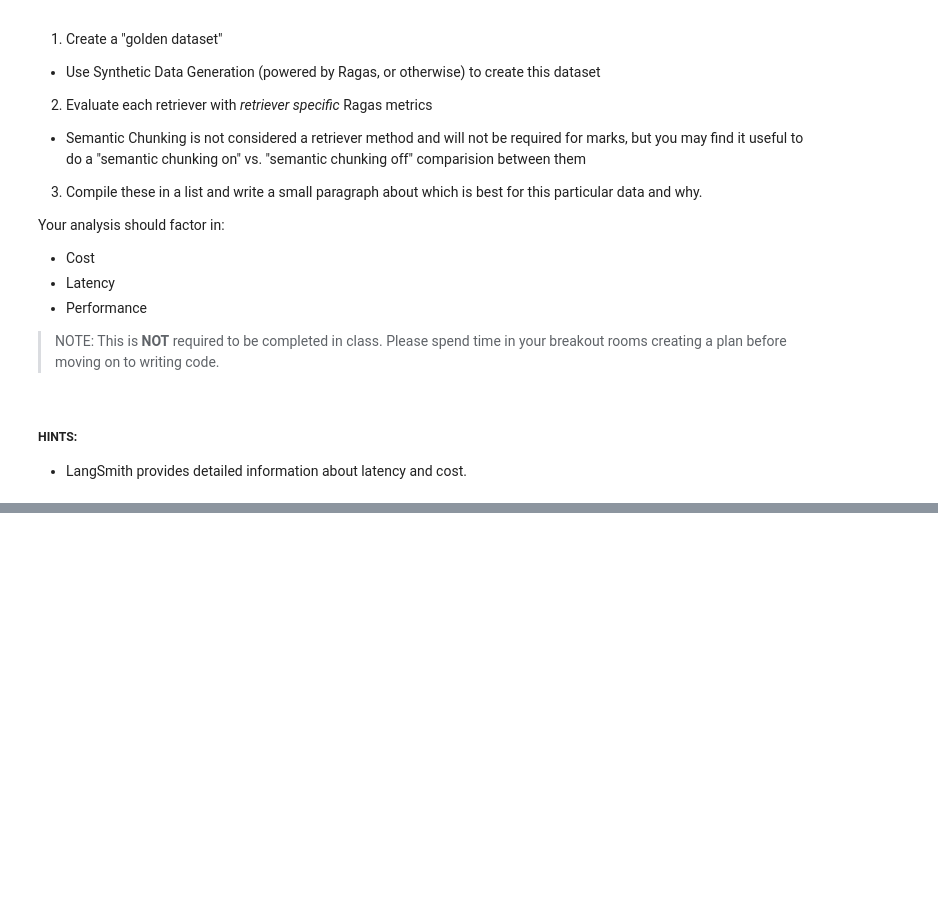
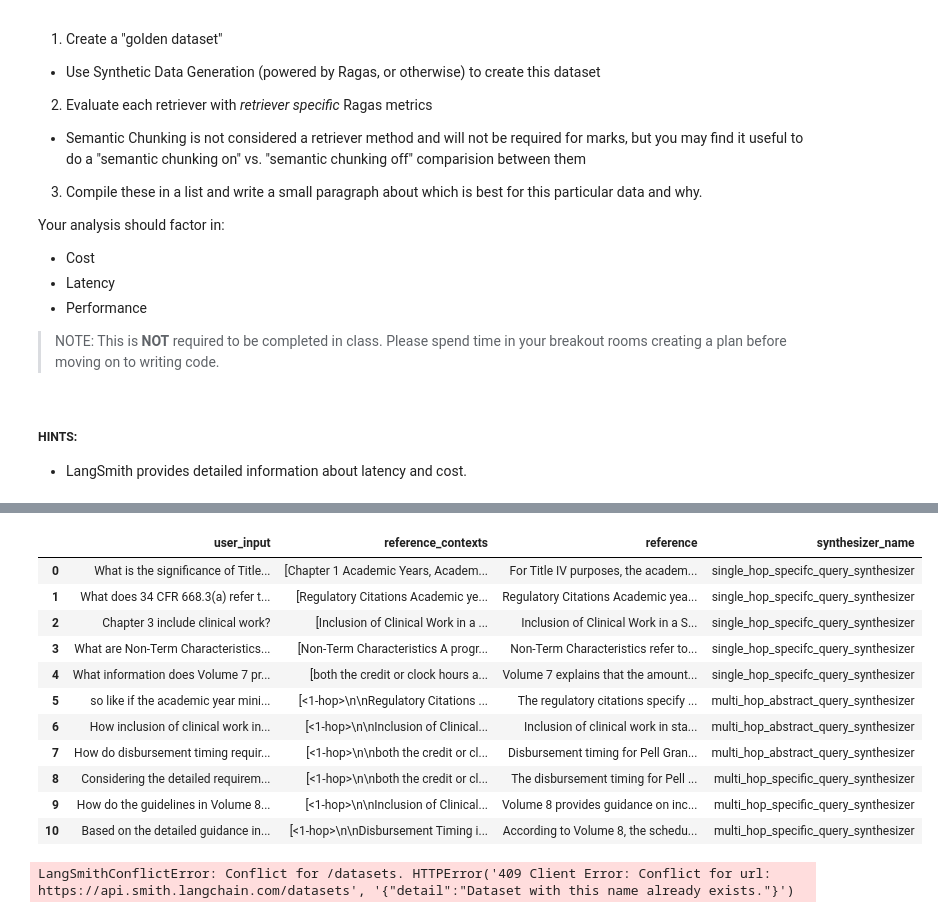
Before and after one commit to neomatrix369/AIE7, a Jupyter notebook: 09_Advanced_Retrieval/Advanced_Retrieval_with_LangChain_Assignment.ipynb, the cells around one changed output, grey strips where cells are left out. Drawn from its saved outputs; the diff is of its cells as text; code cells hidden in the pictures; blank space fills up the shorter version.

Commit message:
s09: Adding initial code to setup evaluators using LangSmith and the retrievers - the notebook is currently falling over

```diff
--- a/09_Advanced_Retrieval/Advanced_Retrieval_with_LangChain_Assignment.ipynb
+++ b/09_Advanced_Retrieval/Advanced_Retrieval_with_LangChain_Assignment.ipynb
@@ -732,0 +814,10 @@ Your analysis should factor in:
+# %%
+%%time
+from ragas.testset.transforms import default_transforms, apply_transforms
+
+transformer_llm = generator_llm
+embedding_model = generator_embeddings
+
+default_transforms = default_transforms(documents=docs, llm=transformer_llm, embedding_model=embedding_model)
+apply_transforms(kg, default_transforms)
+kg
@@ -732,0 +859,5 @@ Your analysis should factor in:
+# %%
+%%time
+kg.save("loan_data_kg.json")
+loan_data_kg = KnowledgeGraph.load("loan_data_kg.json")
+loan_data_kg
@@ -732,0 +868,17 @@ Your analysis should factor in:
+# %%
+from ragas.testset import TestsetGenerator
+
+generator = TestsetGenerator(llm=generator_llm, embedding_model=embedding_model, knowledge_graph=loan_data_kg)
+# %%
+from ragas.testset.synthesizers import default_query_distribution, SingleHopSpecificQuerySynthesizer, MultiHopAbstractQuerySynthesizer, MultiHopSpecificQuerySynthesizer
+
+query_distribution = [
+        (SingleHopSpecificQuerySynthesizer(llm=generator_llm), 0.5),
+        (MultiHopAbstractQuerySynthesizer(llm=generator_llm), 0.25),
+        (MultiHopSpecificQuerySynthesizer(llm=generator_llm), 0.25),
+]
+# %%
+%%time
+testset = generator.generate(testset_size=10, query_distribution=query_distribution)
+testset.to_pandas()
+# %% [output]
@@ -732,0 +887,25 @@ Your analysis should factor in:
+|  | user_input | reference_contexts | reference | synthesizer_name |
+| 0 | What is the significance of Title... | [Chapter 1 Academic Years, Academ... | For Title IV purposes, the academ... | single_hop_specifc_query_synthesizer |
+| 1 | What does 34 CFR 668.3(a) refer t... | [Regulatory Citations Academic ye... | Regulatory Citations Academic yea... | single_hop_specifc_query_synthesizer |
+| 2 | Chapter 3 include clinical work? | [Inclusion of Clinical Work in a ... | Inclusion of Clinical Work in a S... | single_hop_specifc_query_synthesizer |
+| 3 | What are Non-Term Characteristics... | [Non-Term Characteristics A progr... | Non-Term Characteristics refer to... | single_hop_specifc_query_synthesizer |
+| 4 | What information does Volume 7 pr... | [both the credit or clock hours a... | Volume 7 explains that the amount... | single_hop_specifc_query_synthesizer |
+| 5 | so like if the academic year mini... | [<1-hop>\n\nRegulatory Citations ... | The regulatory citations specify ... | multi_hop_abstract_query_synthesizer |
+| 6 | How inclusion of clinical work in... | [<1-hop>\n\nInclusion of Clinical... | Inclusion of clinical work in sta... | multi_hop_abstract_query_synthesizer |
+| 7 | How do disbursement timing requir... | [<1-hop>\n\nboth the credit or cl... | Disbursement timing for Pell Gran... | multi_hop_abstract_query_synthesizer |
+| 8 | Considering the detailed requirem... | [<1-hop>\n\nboth the credit or cl... | The disbursement timing for Pell ... | multi_hop_specific_query_synthesizer |
+| 9 | How do the guidelines in Volume 8... | [<1-hop>\n\nInclusion of Clinical... | Volume 8 provides guidance on inc... | multi_hop_specific_query_synthesizer |
+| 10 | Based on the detailed guidance in... | [<1-hop>\n\nDisbursement Timing i... | According to Volume 8, the schedu... | multi_hop_specific_query_synthesizer |
+# %%
+from langsmith import Client
+
+langsmith_client = Client()
+
+dataset_name = "Loan Synthetic Data (s09)"
+
+langsmith_dataset = langsmith_client.create_dataset(
+    dataset_name=dataset_name,
+    description="Loan Synthetic Data (for s09 exercise)"
+)
+# %% [output]
+LangSmithConflictError: Conflict for /datasets. HTTPError('409 Client Error: Conflict for url: https://api.smith.langchain.com/datasets', '{"detail":"Dataset with this name already exists."}')
```
Also changed, not shown: parts of 66 cells of this notebook, 3 other files.
